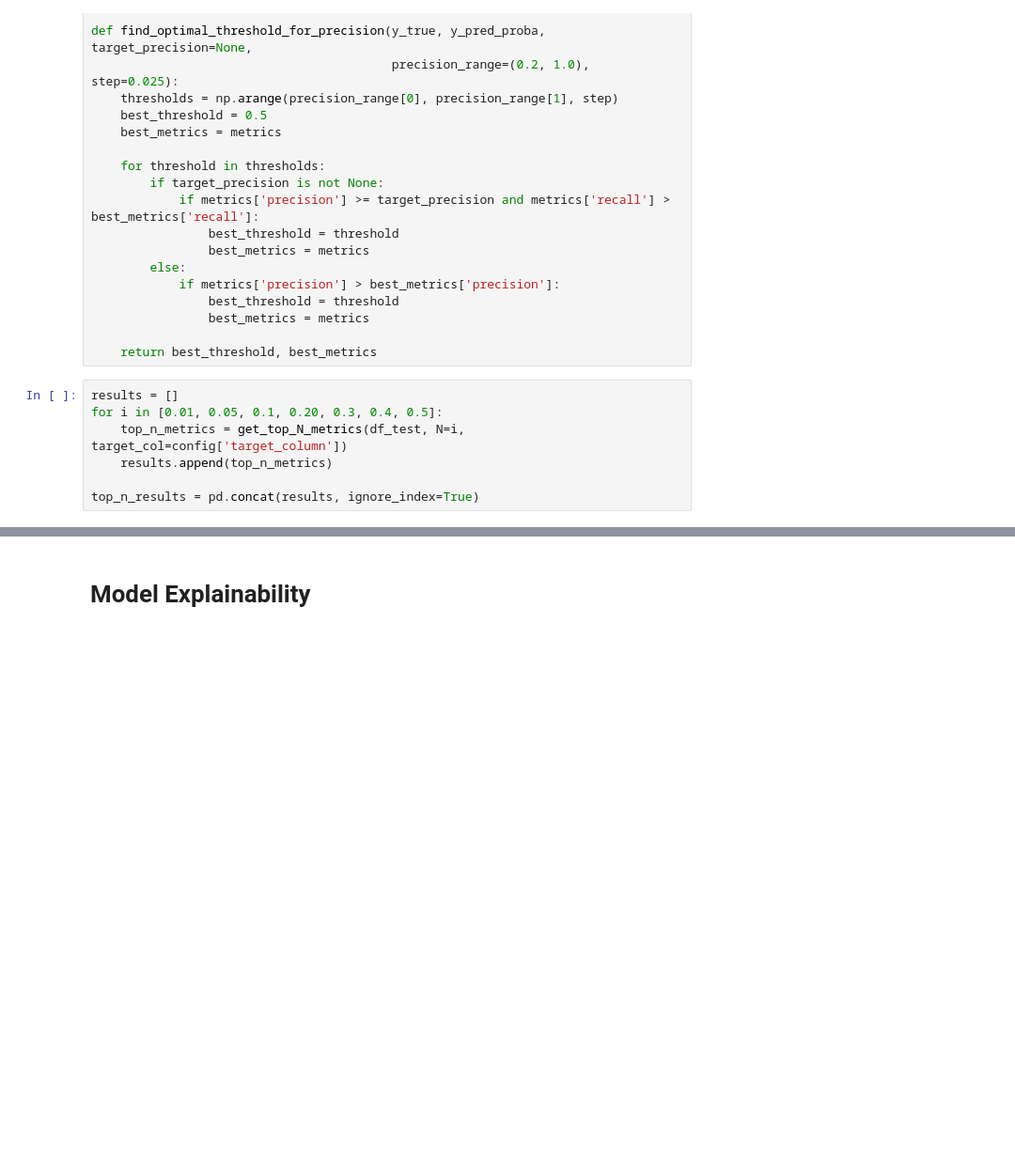
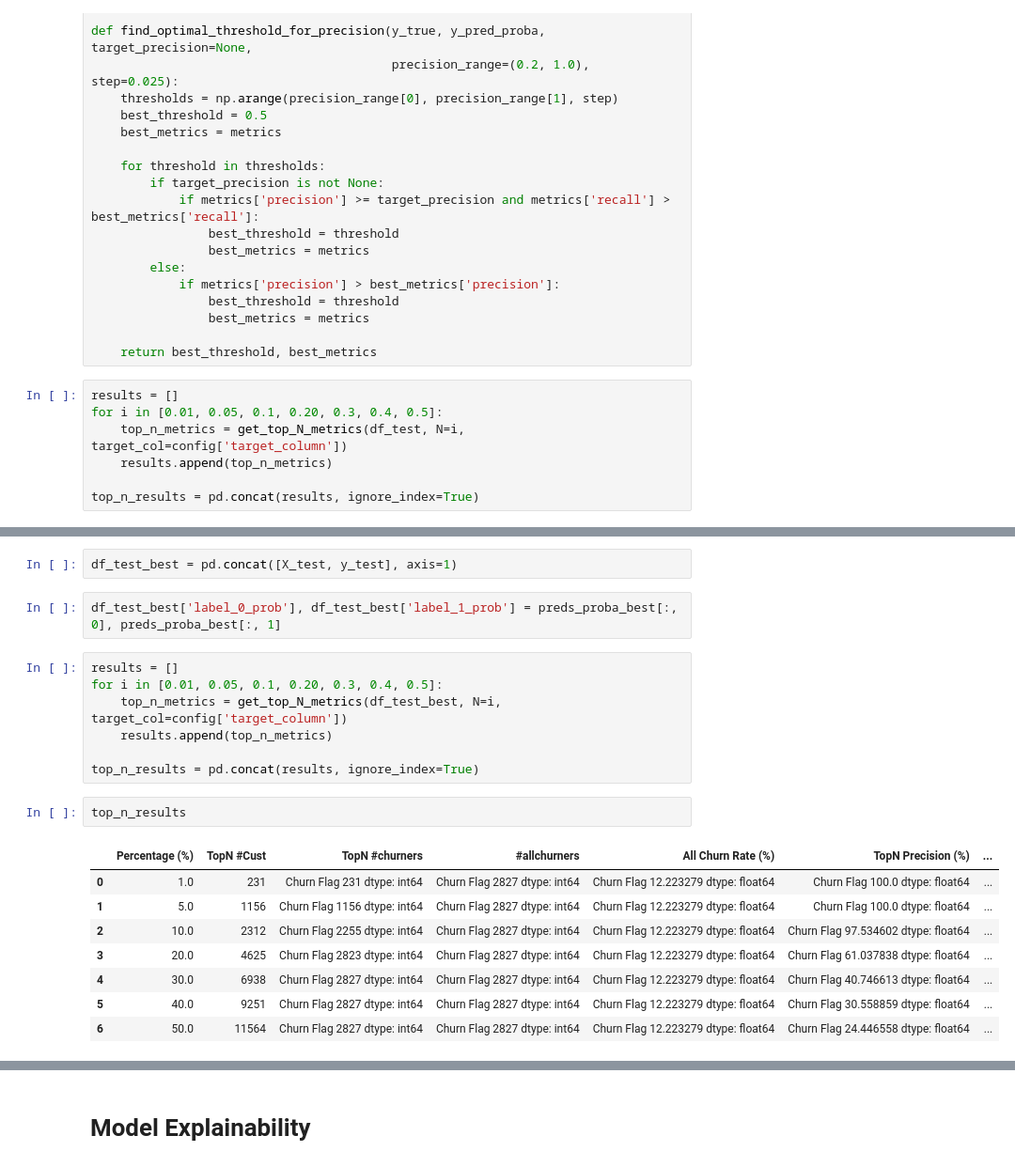
Before and after one commit to bercaakbayir/churn-prediction-with-lightgbm, a Jupyter notebook: churn-modeling.ipynb, the cells around one changed output, grey strips where cells are left out. Shown at 94% size. Saved outputs shown, nothing was run; the diff lists cells and outputs as text; blank space fills up the shorter version.

```diff
--- a/churn-modeling.ipynb
+++ b/churn-modeling.ipynb
@@ -739,0 +971,22 @@ roc_auc:        95.01%
+# %%
+df_test_best = pd.concat([X_test, y_test], axis=1)
+# %%
+df_test_best['label_0_prob'], df_test_best['label_1_prob'] = preds_proba_best[:, 0], preds_proba_best[:, 1]
+# %%
+results = []
+for i in [0.01, 0.05, 0.1, 0.20, 0.3, 0.4, 0.5]:
+    top_n_metrics = get_top_N_metrics(df_test_best, N=i, target_col=config['target_column'])
+    results.append(top_n_metrics)
+
+top_n_results = pd.concat(results, ignore_index=True)
+# %%
+top_n_results
+# %% [output]
+|  | Percentage (%) | TopN #Cust | TopN #churners | #allchurners | All Churn Rate (%) | TopN Precision (%) | ... |
+| 0 | 1.0 | 231 | Churn Flag 231 dtype: int64 | Churn Flag 2827 dtype: int64 | Churn Flag 12.223279 dtype: float64 | Churn Flag 100.0 dtype: float64 | ... |
+| 1 | 5.0 | 1156 | Churn Flag 1156 dtype: int64 | Churn Flag 2827 dtype: int64 | Churn Flag 12.223279 dtype: float64 | Churn Flag 100.0 dtype: float64 | ... |
+| 2 | 10.0 | 2312 | Churn Flag 2255 dtype: int64 | Churn Flag 2827 dtype: int64 | Churn Flag 12.223279 dtype: float64 | Churn Flag 97.534602 dtype: float64 | ... |
+| 3 | 20.0 | 4625 | Churn Flag 2823 dtype: int64 | Churn Flag 2827 dtype: int64 | Churn Flag 12.223279 dtype: float64 | Churn Flag 61.037838 dtype: float64 | ... |
+| 4 | 30.0 | 6938 | Churn Flag 2827 dtype: int64 | Churn Flag 2827 dtype: int64 | Churn Flag 12.223279 dtype: float64 | Churn Flag 40.746613 dtype: float64 | ... |
+| 5 | 40.0 | 9251 | Churn Flag 2827 dtype: int64 | Churn Flag 2827 dtype: int64 | Churn Flag 12.223279 dtype: float64 | Churn Flag 30.558859 dtype: float64 | ... |
+| 6 | 50.0 | 11564 | Churn Flag 2827 dtype: int64 | Churn Flag 2827 dtype: int64 | Churn Flag 12.223279 dtype: float64 | Churn Flag 24.446558 dtype: float64 | ... |
```
Also changed, not shown: parts of 25 cells of this notebook.
